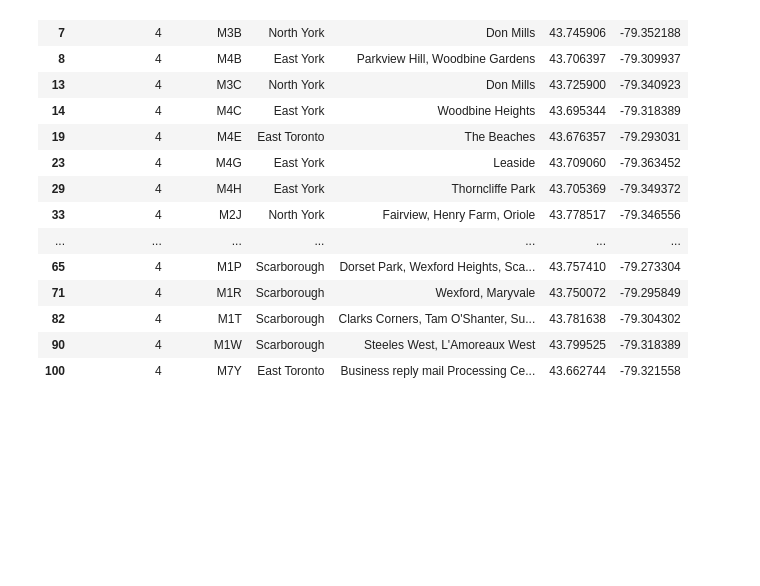
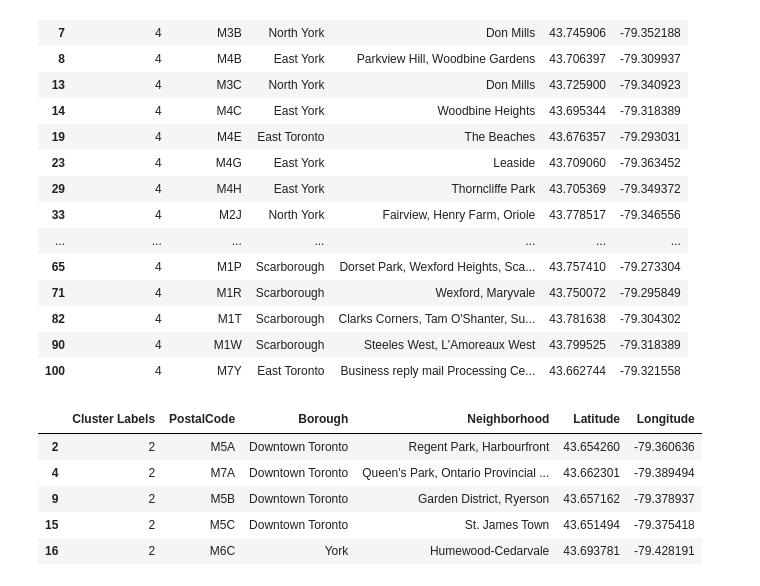
Before and after one commit to RainbowwwYQ/Coursera_Capstone, a Jupyter notebook: Week3_Sigmenting and Clustering Neighborhoods in the city of Toronto.ipynb, the cells around one changed output. Drawn from its saved outputs; the diff is of its cells as text; code cells hidden in the pictures; blank space fills up the shorter version.

```diff
--- a/Week3_Sigmenting and Clustering Neighborhoods in the city of Toronto.ipynb
+++ b/Week3_Sigmenting and Clustering Neighborhoods in the city of Toronto.ipynb
@@ -328,3 +334,16 @@ df_toronto.loc[df_toronto['Cluster Labels'] == 4]
 | 82 | 4 | M1T | Scarborough | Clarks Corners, Tam O'Shanter, Su... | 43.781638 | -79.304302 |
 | 90 | 4 | M1W | Scarborough | Steeles West, L'Amoreaux West | 43.799525 | -79.318389 |
 | 100 | 4 | M7Y | East Toronto | Business reply mail Processing Ce... | 43.662744 | -79.321558 |
+# %%
+# Then, we have five clusters. I pick up one of them to explore a little bit more.
+# Here, I choose the cluster 3, which is mostly locating within the downtown of Toronto (central Toronto).
+# first of all, we need to extract all of the neighborhoods within cluster 3 into a new dataframe
+df_toronto_denc = df_toronto.loc[df_toronto['Cluster Labels'] == 2]
+df_toronto_denc.head()
+# %% [output]
+|  | Cluster Labels | PostalCode | Borough | Neighborhood | Latitude | Longitude |
+| 2 | 2 | M5A | Downtown Toronto | Regent Park, Harbourfront | 43.654260 | -79.360636 |
+| 4 | 2 | M7A | Downtown Toronto | Queen's Park, Ontario Provincial ... | 43.662301 | -79.389494 |
+| 9 | 2 | M5B | Downtown Toronto | Garden District, Ryerson | 43.657162 | -79.378937 |
+| 15 | 2 | M5C | Downtown Toronto | St. James Town | 43.651494 | -79.375418 |
+| 16 | 2 | M6C | York | Humewood-Cedarvale | 43.693781 | -79.428191 |
```
Also changed, not shown: parts of 19 cells of this notebook, 1 other file.
